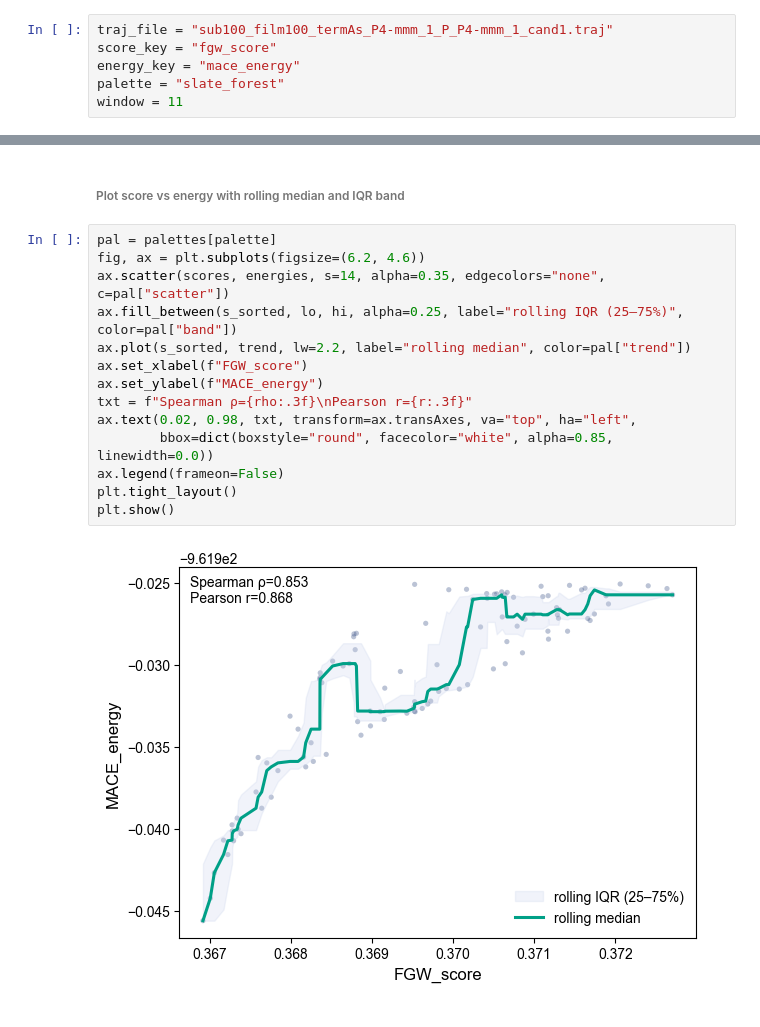
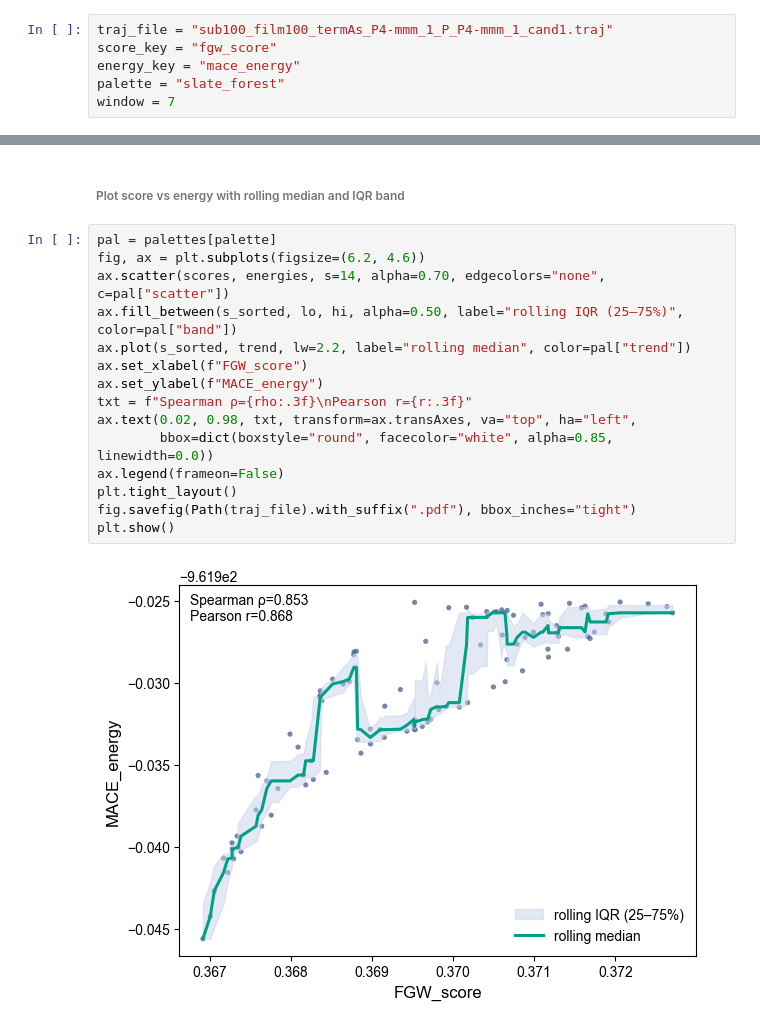
Before and after one commit to YuxuanTang2002/RegFGW, a Jupyter notebook: examples/score_energy_benchmark.ipynb, the cells around one changed output, grey strips where cells are left out. Drawn from its saved outputs; the diff is of its cells as text.

```diff
--- a/examples/score_energy_benchmark.ipynb
+++ b/examples/score_energy_benchmark.ipynb
@@ -90,7 +98,7 @@ traj_file = "sub100_film100_termAs_P4-mmm_1_P_P4-mmm_1_cand1.traj"
 score_key = "fgw_score"
 energy_key = "mace_energy"
 palette = "slate_forest"
-window = 11
+window = 7
 # %% [markdown]
 ###### Load data from BO trajectory
 # %%
@@ -124,16 +132,17 @@ lo, hi = compute_rolling_band(e_sorted, window)
 # %%
 pal = palettes[palette]
 fig, ax = plt.subplots(figsize=(6.2, 4.6))
-ax.scatter(scores, energies, s=14, alpha=0.35, edgecolors="none", c=pal["scatter"])
-ax.fill_between(s_sorted, lo, hi, alpha=0.25, label="rolling IQR (25–75%)", color=pal["band"])
+ax.scatter(scores, energies, s=14, alpha=0.70, edgecolors="none", c=pal["scatter"])
+ax.fill_between(s_sorted, lo, hi, alpha=0.50, label="rolling IQR (25–75%)", color=pal["band"])
 ax.plot(s_sorted, trend, lw=2.2, label="rolling median", color=pal["trend"])
 ax.set_xlabel(f"FGW_score")
 ax.set_ylabel(f"MACE_energy")
 txt = f"Spearman ρ={rho:.3f}\nPearson r={r:.3f}"
 ax.text(0.02, 0.98, txt, transform=ax.transAxes, va="top", ha="left",
         bbox=dict(boxstyle="round", facecolor="white", alpha=0.85, linewidth=0.0))
 ax.legend(frameon=False)
 plt.tight_layout()
+fig.savefig(Path(traj_file).with_suffix(".pdf"), bbox_inches="tight")
 plt.show()
 # %% [output]
-[figure, old version]
+[figure, new version]
```
Also changed, not shown: parts of 2 cells of this notebook, 1 other file.
